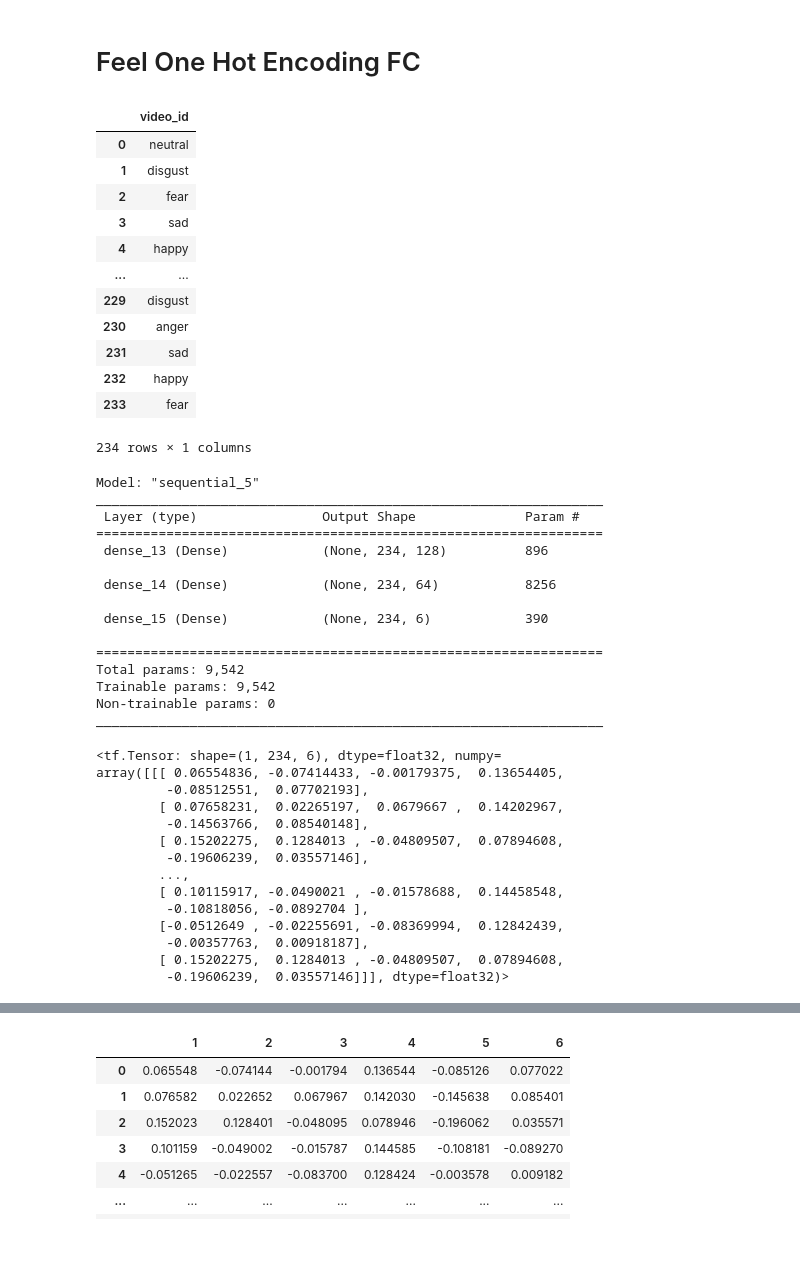
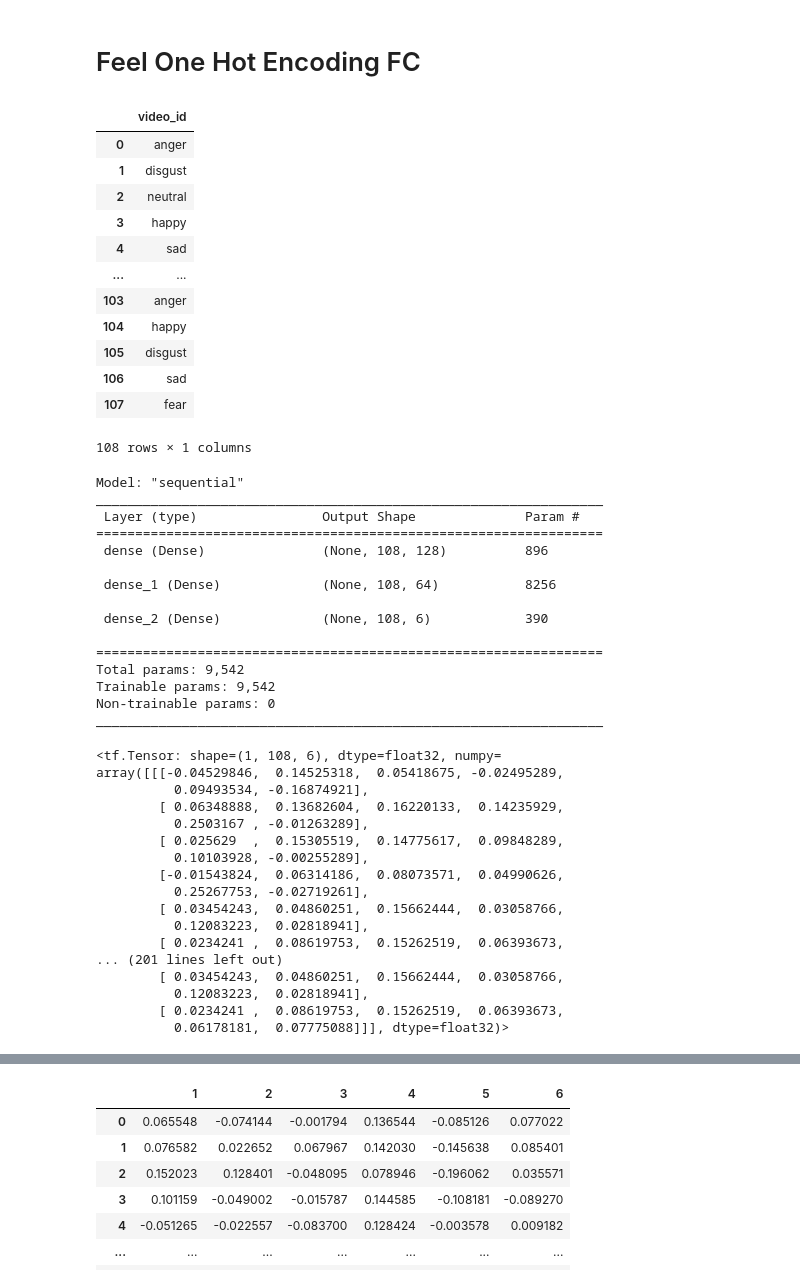
Before and after one commit to shOh-ai/Emotion_Score_Prediction, a Jupyter notebook: DL_model/multi-modal_DL/FC_ID_Label.ipynb, the cells around one changed output, grey strips where cells are left out. Cells and saved outputs as stored; diff of their text form; code cells hidden in the pictures; blank space fills up the shorter version.

```diff
--- a/DL_model/multi-modal_DL/FC_ID_Label.ipynb
+++ b/DL_model/multi-modal_DL/FC_ID_Label.ipynb
@@ -93,23 +96,23 @@ ids.to_csv('id_labels.csv')
 # %%
 # 데이터 불러오기
 import pandas as pd
 
-df = pd.read_csv('./video_id.csv')
+df = pd.read_csv('./video_id_test.csv')
 df
 # %% [output]
 |  | video_id |
-| 0 | neutral |
+| 0 | anger |
 | 1 | disgust |
-| 2 | fear |
-| 3 | sad |
-| 4 | happy |
+| 2 | neutral |
+| 3 | happy |
+| 4 | sad |
 | ... | ... |
-| 229 | disgust |
-| 230 | anger |
-| 231 | sad |
-| 232 | happy |
-| 233 | fear |
+| 103 | anger |
+| 104 | happy |
+| 105 | disgust |
+| 106 | sad |
+| 107 | fear |
-234 rows × 1 columns
+108 rows × 1 columns
 # %%
 # OneHotEncoding
 from sklearn.preprocessing import OneHotEncoder
@@ -138,15 +141,15 @@ model = tf.keras.models.Sequential([
 # 모델 요약 정보 출력
 model.summary()
 # %% [output]
-Model: "sequential_5"
+Model: "sequential"
 _________________________________________________________________
  Layer (type)                Output Shape              Param #
 =================================================================
- dense_13 (Dense)            (None, 234, 128)          896
+ dense (Dense)               (None, 108, 128)          896
 
- dense_14 (Dense)            (None, 234, 64)           8256
+ dense_1 (Dense)             (None, 108, 64)           8256
 
- dense_15 (Dense)            (None, 234, 6)            390
+ dense_2 (Dense)             (None, 108, 6)            390
 
 =================================================================
 Total params: 9,542
@@ -159,20 +162,23 @@ feel_output = model(input_data)
 # %%
 feel_output
 # %% [output]
-<tf.Tensor: shape=(1, 234, 6), dtype=float32, numpy=
-array([[[ 0.06554836, -0.07414433, -0.00179375,  0.13654405,
-         -0.08512551,  0.07702193],
-        [ 0.07658231,  0.02265197,  0.0679667 ,  0.14202967,
-         -0.14563766,  0.08540148],
-        [ 0.15202275,  0.1284013 , -0.04809507,  0.07894608,
-         -0.19606239,  0.03557146],
-        ...,
-        [ 0.10115917, -0.0490021 , -0.01578688,  0.14458548,
-         -0.10818056, -0.0892704 ],
-        [-0.0512649 , -0.02255691, -0.08369994,  0.12842439,
-         -0.00357763,  0.00918187],
-        [ 0.15202275,  0.1284013 , -0.04809507,  0.07894608,
-         -0.19606239,  0.03557146]]], dtype=float32)>
+<tf.Tensor: shape=(1, 108, 6), dtype=float32, numpy=
+array([[[-0.04529846,  0.14525318,  0.05418675, -0.02495289,
+          0.09493534, -0.16874921],
+        [ 0.06348888,  0.13682604,  0.16220133,  0.14235929,
+          0.2503167 , -0.01263289],
+        [ 0.025629  ,  0.15305519,  0.14775617,  0.09848289,
+          0.10103928, -0.00255289],
+        [-0.01543824,  0.06314186,  0.08073571,  0.04990626,
+          0.25267753, -0.02719261],
+        [ 0.03454243,  0.04860251,  0.15662444,  0.03058766,
+          0.12083223,  0.02818941],
+        [ 0.0234241 ,  0.08619753,  0.15262519,  0.06393673,
+... (201 lines left out)
+        [ 0.03454243,  0.04860251,  0.15662444,  0.03058766,
+          0.12083223,  0.02818941],
+        [ 0.0234241 ,  0.08619753,  0.15262519,  0.06393673,
+          0.06178181,  0.07775088]]], dtype=float32)>
 # %%
 feel_output = np.squeeze(feel_output, axis = 0)
 feel_output
```
Also changed, not shown: parts of 5 cells of this notebook, 11 other files.
